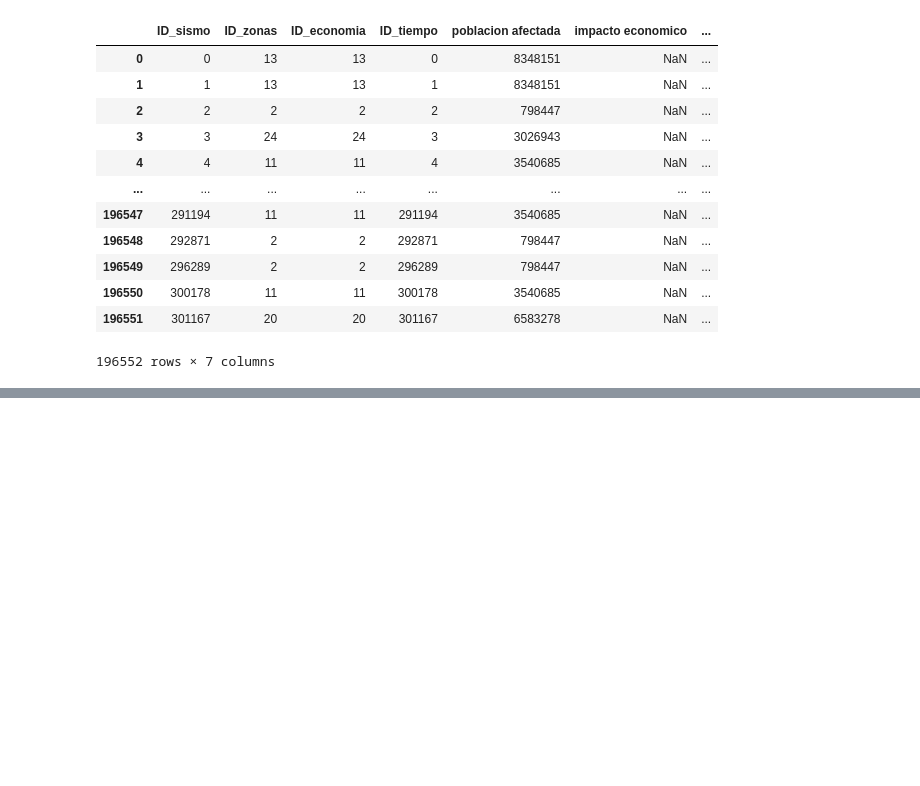
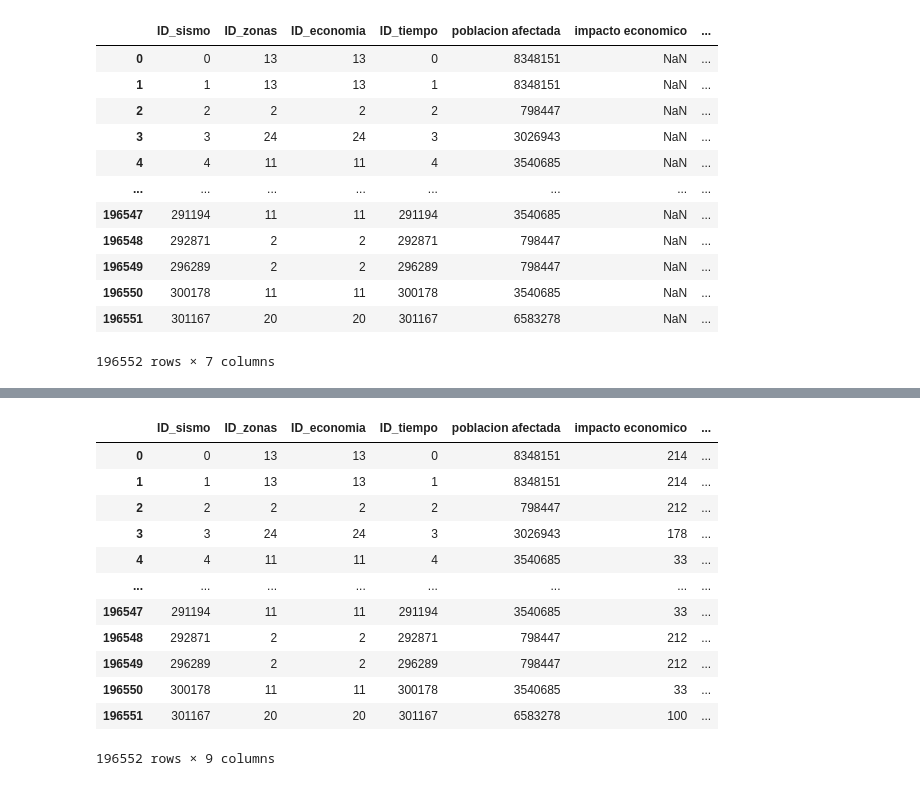
Before and after one commit to Pinedah/bda-p2-datawarehouse, a Jupyter notebook: datawarehouse.ipynb, the cells around one changed output, grey strips where cells are left out. Cells and saved outputs as stored; diff of their text form; code cells hidden in the pictures; blank space fills up the shorter version.

```diff
--- a/datawarehouse.ipynb
+++ b/datawarehouse.ipynb
@@ -2138,0 +2151,2 @@ for i, row in fact_impacto_sismos.iterrows():
+# %%
+fact_impacto_sismos_imputed = fact_impacto_sismos.copy()
@@ -2138,0 +2176,6 @@ for i, row in fact_impacto_sismos.iterrows():
+# %%
+# convertir las columnas a numerico
+fact_impacto_sismos_imputed['poblacion afectada'] = pd.to_numeric(fact_impacto_sismos_imputed['poblacion afectada'], errors='coerce')
+fact_impacto_sismos_imputed['impacto economico'] = pd.to_numeric(fact_impacto_sismos_imputed['impacto economico'], errors='coerce')
+
+fact_impacto_sismos_imputed.info()
@@ -2138,0 +2197,43 @@ for i, row in fact_impacto_sismos.iterrows():
+# %%
+from sklearn.preprocessing import MinMaxScaler
+from scipy.stats import zscore
+
+# ------------------------------
+# 1. Normalización y combinación ponderada
+# ------------------------------
+scaler = MinMaxScaler()
+fact_impacto_sismos_imputed[['poblacion_norm', 'impacto_norm']] = scaler.fit_transform(fact_impacto_sismos_imputed[['poblacion afectada', 'impacto economico']])
+
+# Puedes ajustar los pesos (ej: 0.6 impacto, 0.4 población)
+fact_impacto_sismos_imputed['determinante de riesgo'] = 0.6 * fact_impacto_sismos_imputed['impacto_norm'] + 0.4 * fact_impacto_sismos_imputed['poblacion_norm']
+
+# ------------------------------
+# 2. Riesgo proporcional (impacto por habitante)
+# ------------------------------
+fact_impacto_sismos_imputed['riesgo proporcional'] = fact_impacto_sismos_imputed['impacto economico'] / fact_impacto_sismos_imputed['poblacion afectada']
+
+# ------------------------------
+# 3. Índice Z-score
+# ------------------------------
+fact_impacto_sismos_imputed['z_poblacion'] = zscore(fact_impacto_sismos_imputed['poblacion afectada'], nan_policy='omit')
+fact_impacto_sismos_imputed['z_impacto'] = zscore(fact_impacto_sismos_imputed['impacto economico'], nan_policy='omit')
+fact_impacto_sismos_imputed['indice zscore'] = (fact_impacto_sismos_imputed['z_poblacion'] + fact_impacto_sismos_imputed['z_impacto']) / 2
+
+# (Opcional) Elimina las columnas temporales si no las quieres
+fact_impacto_sismos_imputed.drop(columns=['poblacion_norm', 'impacto_norm', 'z_poblacion', 'z_impacto'], inplace=True)
+
+fact_impacto_sismos_imputed
+# %% [output]
+|  | ID_sismo | ID_zonas | ID_economia | ID_tiempo | poblacion afectada | impacto economico | ... |
+| 0 | 0 | 13 | 13 | 0 | 8348151 | 214 | ... |
+| 1 | 1 | 13 | 13 | 1 | 8348151 | 214 | ... |
+| 2 | 2 | 2 | 2 | 2 | 798447 | 212 | ... |
+| 3 | 3 | 24 | 24 | 3 | 3026943 | 178 | ... |
+| 4 | 4 | 11 | 11 | 4 | 3540685 | 33 | ... |
+| ... | ... | ... | ... | ... | ... | ... | ... |
+| 196547 | 291194 | 11 | 11 | 291194 | 3540685 | 33 | ... |
+| 196548 | 292871 | 2 | 2 | 292871 | 798447 | 212 | ... |
+| 196549 | 296289 | 2 | 2 | 296289 | 798447 | 212 | ... |
+| 196550 | 300178 | 11 | 11 | 300178 | 3540685 | 33 | ... |
+| 196551 | 301167 | 20 | 20 | 301167 | 6583278 | 100 | ... |
+196552 rows × 9 columns
```
Also changed, not shown: parts of 6 cells of this notebook.
